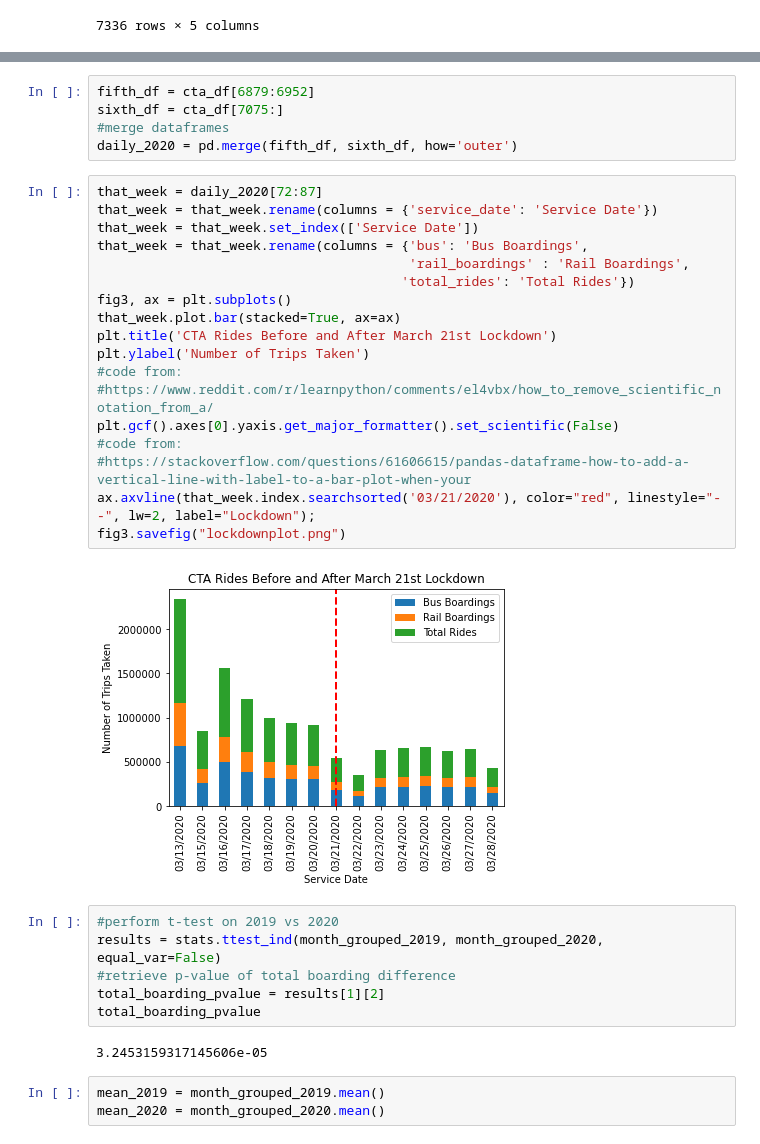
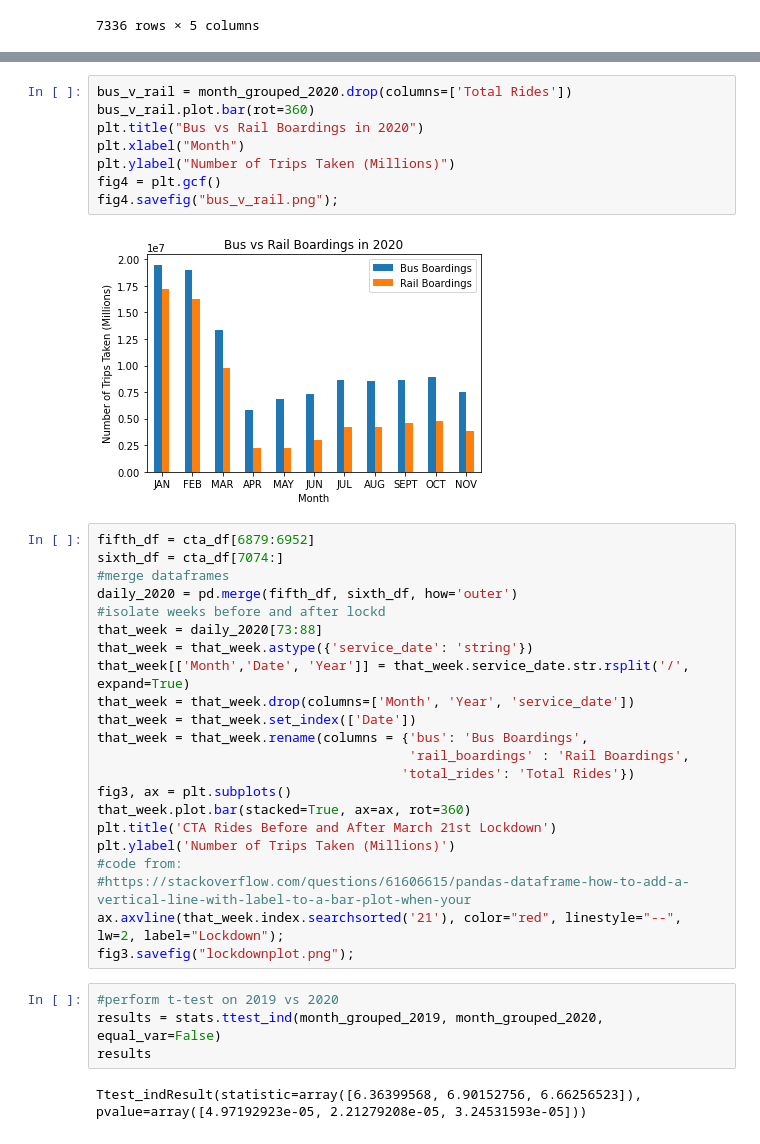
Before and after one commit to Slainte91/COVID-movement, a Jupyter notebook: cta/cta.ipynb, the cells around one changed output, grey strips where cells are left out. Cells and saved outputs as stored; diff of their text form.

```diff
--- a/cta/cta.ipynb
+++ b/cta/cta.ipynb
@@ -130,36 +124,38 @@ fig2.savefig("2020plot.png");
-# %%
-fifth_df = cta_df[6879:6952]
-sixth_df = cta_df[7075:]
-#merge dataframes
-daily_2020 = pd.merge(fifth_df, sixth_df, how='outer')
+# %%
+bus_v_rail = month_grouped_2020.drop(columns=['Total Rides'])
+bus_v_rail.plot.bar(rot=360)
+plt.title("Bus vs Rail Boardings in 2020")
+plt.xlabel("Month")
+plt.ylabel("Number of Trips Taken (Millions)")
+fig4 = plt.gcf()
+fig4.savefig("bus_v_rail.png");
+# %% [output]
+[figure, added]
 # %%
-that_week = daily_2020[72:87]
-that_week = that_week.rename(columns = {'service_date': 'Service Date'})
-that_week = that_week.set_index(['Service Date'])
+fifth_df = cta_df[6879:6952]
+sixth_df = cta_df[7074:]
+#merge dataframes
+daily_2020 = pd.merge(fifth_df, sixth_df, how='outer')
+#isolate weeks before and after lockd
+that_week = daily_2020[73:88]
+that_week = that_week.astype({'service_date': 'string'})
+that_week[['Month','Date', 'Year']] = that_week.service_date.str.rsplit('/', expand=True)
+that_week = that_week.drop(columns=['Month', 'Year', 'service_date'])
+that_week = that_week.set_index(['Date'])
 that_week = that_week.rename(columns = {'bus': 'Bus Boardings',
                                         'rail_boardings' : 'Rail Boardings',
                                        'total_rides': 'Total Rides'})
 fig3, ax = plt.subplots()
-that_week.plot.bar(stacked=True, ax=ax)
+that_week.plot.bar(stacked=True, ax=ax, rot=360)
 plt.title('CTA Rides Before and After March 21st Lockdown')
-plt.ylabel('Number of Trips Taken')
-#code from:
-#https://www.reddit.com/r/learnpython/comments/el4vbx/how_to_remove_scientific_notation_from_a/
-plt.gcf().axes[0].yaxis.get_major_formatter().set_scientific(False)
+plt.ylabel('Number of Trips Taken (Millions)')
 #code from:
 #https://stackoverflow.com/questions/61606615/pandas-dataframe-how-to-add-a-vertical-line-with-label-to-a-bar-plot-when-your
-ax.axvline(that_week.index.searchsorted('03/21/2020'), color="red", linestyle="--", lw=2, label="Lockdown");
-fig3.savefig("lockdownplot.png")
+ax.axvline(that_week.index.searchsorted('21'), color="red", linestyle="--", lw=2, label="Lockdown");
+fig3.savefig("lockdownplot.png");
-# %% [output]
-[figure, removed]
 # %%
 #perform t-test on 2019 vs 2020
 results = stats.ttest_ind(month_grouped_2019, month_grouped_2020, equal_var=False)
-#retrieve p-value of total boarding difference
-total_boarding_pvalue = results[1][2]
-total_boarding_pvalue
+results
 # %% [output]
-3.2453159317145606e-05
+Ttest_indResult(statistic=array([6.36399568, 6.90152756, 6.66256523]), pvalue=array([4.97192923e-05, 2.21279208e-05, 3.24531593e-05]))
-# %%
-mean_2019 = month_grouped_2019.mean()
-mean_2020 = month_grouped_2020.mean()
```
Also changed, not shown: parts of 5 cells of this notebook, 4 other files.
